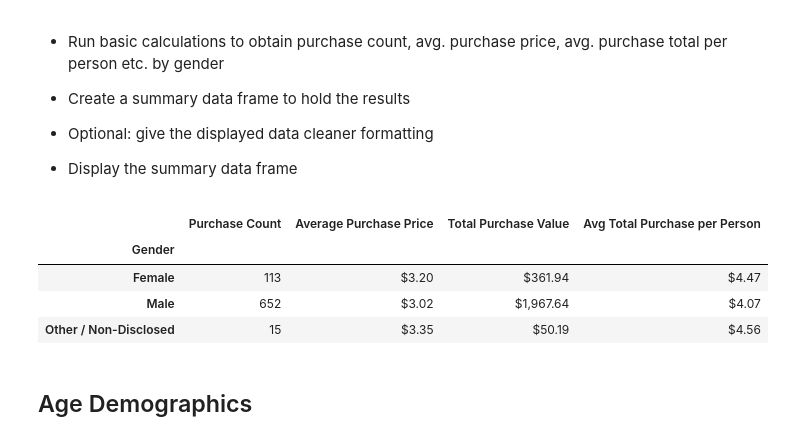
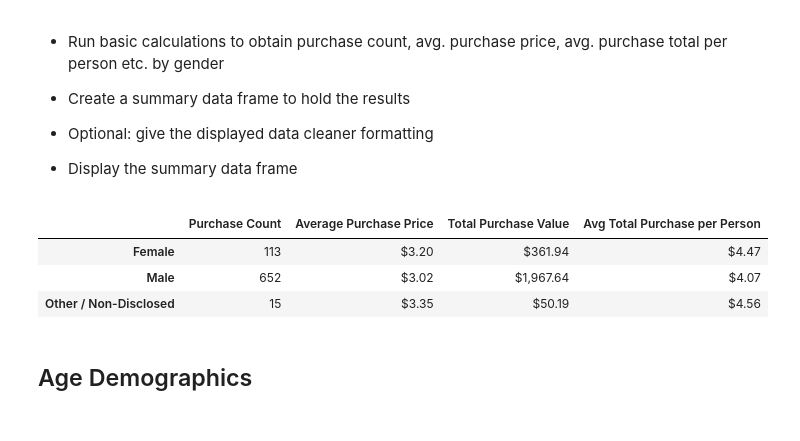
Before and after one commit to mcasiano1/Pandas-Challenge, a Jupyter notebook: HeroesOfPymoli/HeroesOfPymoli_starter.ipynb, the cells around one changed output. Saved outputs shown, nothing was run; the diff lists cells and outputs as text; code cells hidden in the pictures.

```diff
--- a/HeroesOfPymoli/HeroesOfPymoli_starter.ipynb
+++ b/HeroesOfPymoli/HeroesOfPymoli_starter.ipynb
@@ -125,37 +125,32 @@ Gender_summary
 # %%
 #Calculate Purchase Count
 PA_Gender_group = purchase_data_df.groupby("Gender")
 PA_Gender_count= PA_Gender_group['Purchase ID'].count()
-#PA_Gender_count
 
 #Average Purchase Price
 PA_Gender_ppgroup = purchase_data_df.groupby("Gender")
 PA_Gender_ppavg= PA_Gender_ppgroup['Price'].mean()
-#PA_Gender_ppavg
 
 #Total Purchase Value
 PA_Gender_pvgroup = purchase_data_df.groupby("Gender")
 PA_Gender_pvavg= PA_Gender_pvgroup['Price'].sum()
-#PA_Gender_pvavg
 
 #Average Total Purchase/Person
 PA_Gender_appgroup = purchase_data_df.groupby("Gender")
 PA_Gender_appavg= (PA_Gender_pvavg/Gender_unique)
 
-#PA_Gender_appavg
-
 #Create Data Frame to Display Results
 PA_Gender_summary=pd.DataFrame({"Purchase Count": PA_Gender_count, "Average Purchase Price": PA_Gender_ppavg, "Total Purchase Value": PA_Gender_pvavg, "Avg Total Purchase per Person": PA_Gender_appavg})
+PA_Gender_summary.index.name=None
 PA_Gender_summary["Average Purchase Price"]=PA_Gender_summary["Average Purchase Price"].map("${:.2f}".format)
 PA_Gender_summary["Total Purchase Value"]=PA_Gender_summary["Total Purchase Value"].map("${:,.2f}".format)
 PA_Gender_summary["Avg Total Purchase per Person"]=PA_Gender_summary["Avg Total Purchase per Person"].map("${:.2f}".format)
 center_aligned_df = PA_Gender_summary.style.set_properties(**{'text-align': 'center'})
 
 #Display the Summary Data Frame
-display(center_aligned_df)
+center_aligned_df
 # %% [output]
 |  | Purchase Count | Average Purchase Price | Total Purchase Value | Avg Total Purchase per Person |
-| Gender |  |  |  |  |
 | Female | 113 | $3.20 | $361.94 | $4.47 |
 | Male | 652 | $3.02 | $1,967.64 | $4.07 |
 | Other / Non-Disclosed | 15 | $3.35 | $50.19 | $4.56 |
```
Also changed, not shown: parts of 4 cells of this notebook.
